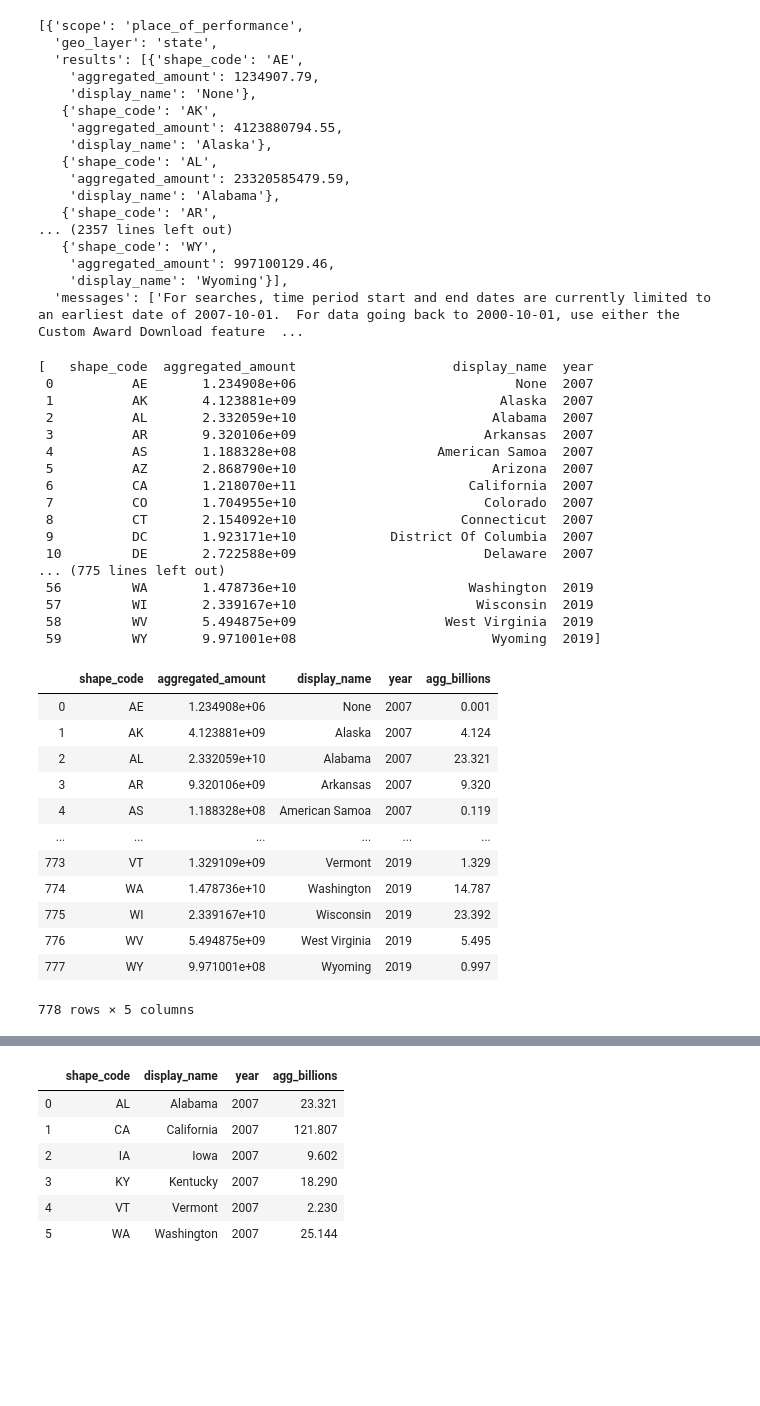
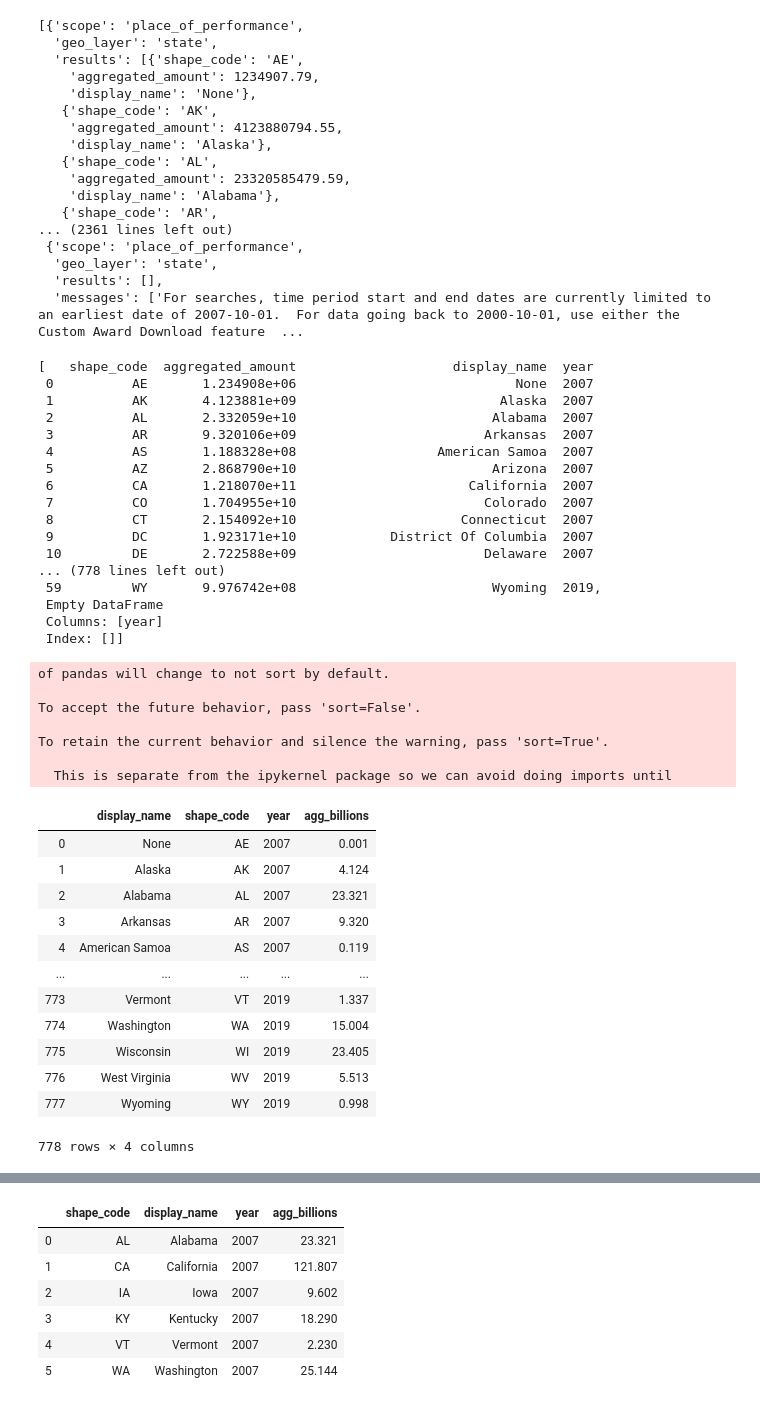
Before and after one commit to lukelukens/list_of_dicts, a Jupyter notebook: Spending_API.ipynb, the cells around one changed output, grey strips where cells are left out. Cells and saved outputs as stored; diff of their text form; code cells hidden in the pictures; blank space fills up the shorter version.

```diff
--- a/Spending_API.ipynb
+++ b/Spending_API.ipynb
@@ -15,7 +16,7 @@ responses = []
 headers={'Content-Type':'application/json'}
 
 #Removed because data not available before 2007: 2001, 2002, 2003, 2004, 2005, 2006.
-years = [2007, 2008, 2009, 2010, 2011, 2012, 2013, 2014, 2015, 2016, 2017, 2018, 2019]
+years = [2007, 2008, 2009, 2010, 2011, 2012, 2013, 2014, 2015, 2016, 2017, 2018, 2019, 2020]
 #Do change this, depending on the filters that you want to apply (refer to the documentation link above to understand the parameters and output)
 for year in years:
     body.append({
@@ -53,10 +54,10 @@ responses
     'aggregated_amount': 23320585479.59,
     'display_name': 'Alabama'},
    {'shape_code': 'AR',
-... (2357 lines left out)
-   {'shape_code': 'WY',
-    'aggregated_amount': 997100129.46,
-    'display_name': 'Wyoming'}],
+... (2361 lines left out)
+ {'scope': 'place_of_performance',
+  'geo_layer': 'state',
+  'results': [],
   'messages': ['For searches, time period start and end dates are currently limited to an earliest date of 2007-10-01.  For data going back to 2000-10-01, use either the Custom Award Download feature  ...
 # %%
 # we need to build dataframe, keyed with the years list then enter the responses.json,
@@ -86,29 +87,36 @@ aggregates
  8          CT       2.154092e+10                     Connecticut  2007
  9          DC       1.923171e+10            District Of Columbia  2007
  10         DE       2.722588e+09                        Delaware  2007
-... (775 lines left out)
- 56         WA       1.478736e+10                      Washington  2019
- 57         WI       2.339167e+10                       Wisconsin  2019
- 58         WV       5.494875e+09                   West Virginia  2019
- 59         WY       9.971001e+08                         Wyoming  2019]
+... (778 lines left out)
+ 59         WY       9.976742e+08                         Wyoming  2019,
+ Empty DataFrame
+ Columns: [year]
+ Index: []]
 # %%
-#Pulls aggregates list into single DF
+# Pulls aggregates list into single DF and rounds spend column
 
-agg_concat = pd.concat(aggregates).reset_index(drop=True)
-agg_concat["agg_billions"] = (agg_concat["aggregated_amount"]/1000000000).round(decimals=3)
-
-agg_concat
+agg_full = pd.concat(aggregates).reset_index(drop=True)
+agg_full["agg_billions"] = (agg_full["aggregated_amount"]/1000000000).round(decimals=3)
+agg_full.drop(columns="aggregated_amount", inplace=True)
+agg_full
 # %% [output]
+of pandas will change to not sort by default.
+
+To accept the future behavior, pass 'sort=False'.
+
+To retain the current behavior and silence the warning, pass 'sort=True'.
+
+  This is separate from the ipykernel package so we can avoid doing imports until
-|  | shape_code | aggregated_amount | display_name | year | agg_billions |
-| 0 | AE | 1.234908e+06 | None | 2007 | 0.001 |
-| 1 | AK | 4.123881e+09 | Alaska | 2007 | 4.124 |
-| 2 | AL | 2.332059e+10 | Alabama | 2007 | 23.321 |
-| 3 | AR | 9.320106e+09 | Arkansas | 2007 | 9.320 |
-| 4 | AS | 1.188328e+08 | American Samoa | 2007 | 0.119 |
-| ... | ... | ... | ... | ... | ... |
-| 773 | VT | 1.329109e+09 | Vermont | 2019 | 1.329 |
-| 774 | WA | 1.478736e+10 | Washington | 2019 | 14.787 |
-| 775 | WI | 2.339167e+10 | Wisconsin | 2019 | 23.392 |
-| 776 | WV | 5.494875e+09 | West Virginia | 2019 | 5.495 |
-| 777 | WY | 9.971001e+08 | Wyoming | 2019 | 0.997 |
+|  | display_name | shape_code | year | agg_billions |
+| 0 | None | AE | 2007 | 0.001 |
+| 1 | Alaska | AK | 2007 | 4.124 |
+| 2 | Alabama | AL | 2007 | 23.321 |
+| 3 | Arkansas | AR | 2007 | 9.320 |
+| 4 | American Samoa | AS | 2007 | 0.119 |
+| ... | ... | ... | ... | ... |
+| 773 | Vermont | VT | 2019 | 1.337 |
+| 774 | Washington | WA | 2019 | 15.004 |
+| 775 | Wisconsin | WI | 2019 | 23.405 |
+| 776 | West Virginia | WV | 2019 | 5.513 |
+| 777 | Wyoming | WY | 2019 | 0.998 |
-778 rows × 5 columns
+778 rows × 4 columns
```
Also changed, not shown: parts of 6 cells of this notebook.
